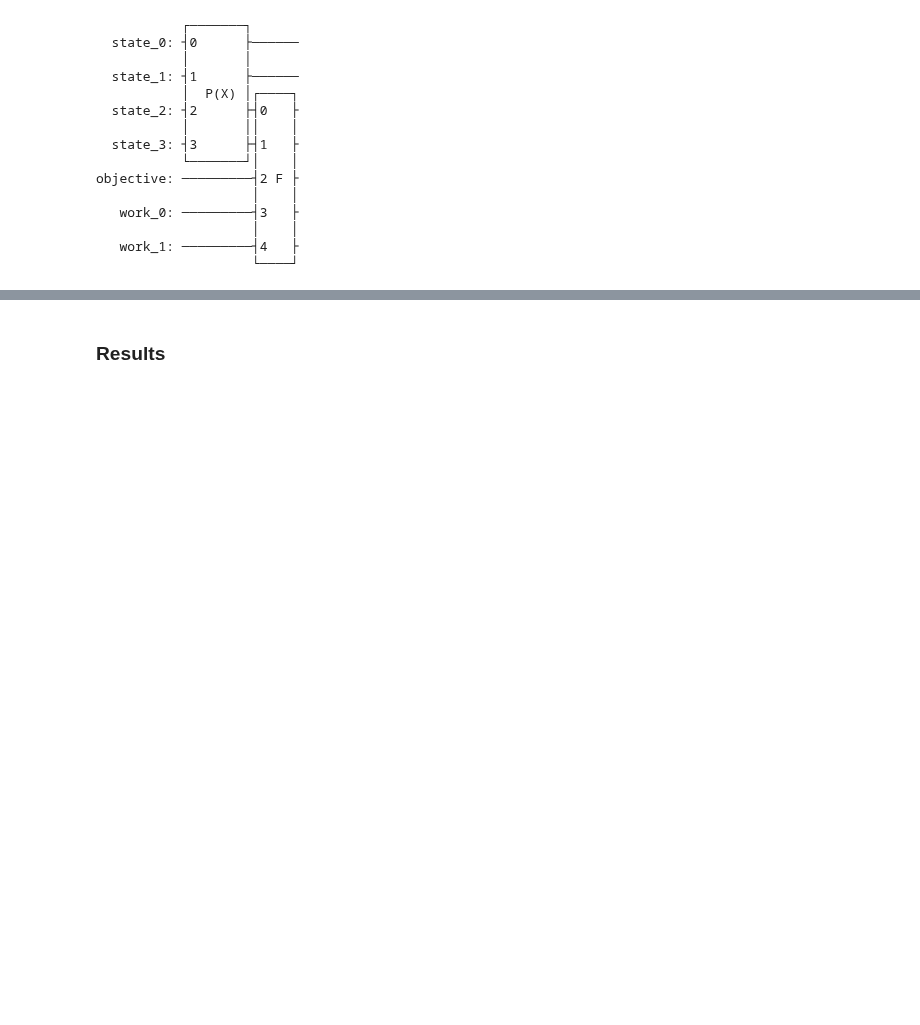
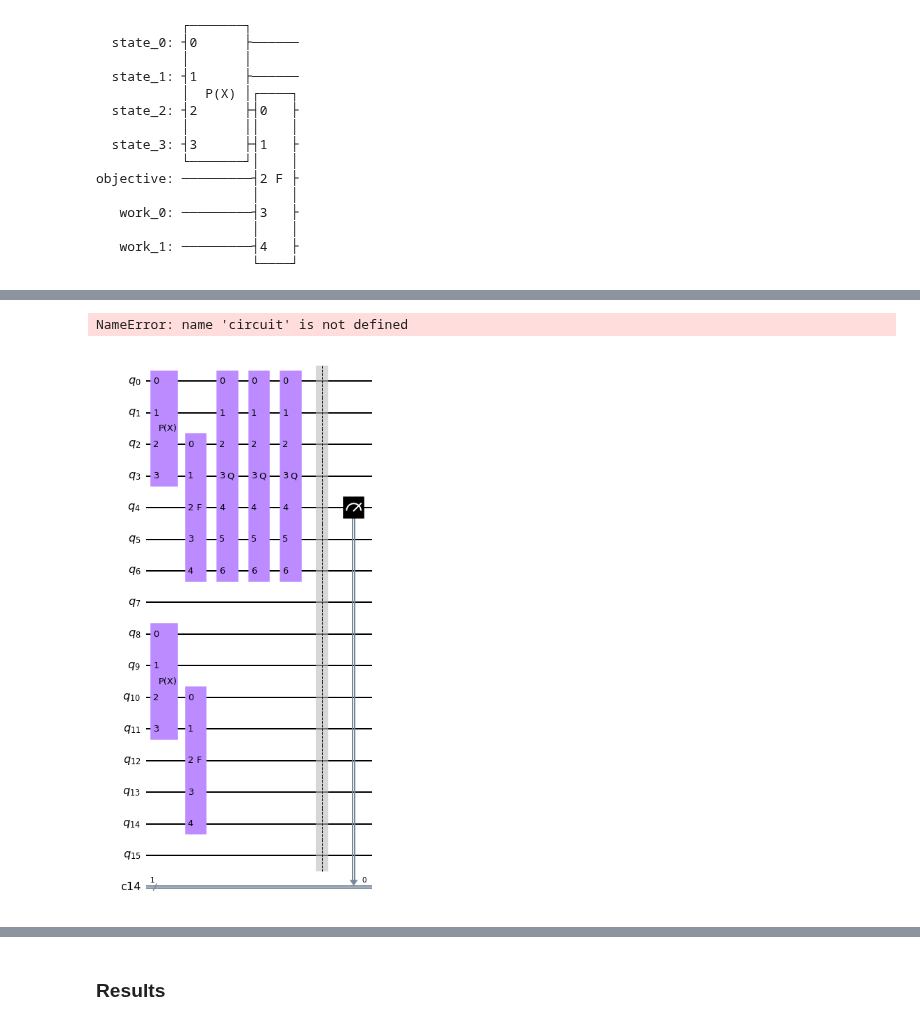
Before and after one commit to Eagle-quantum/QVaR, a Jupyter notebook: parallel_attempt_aa_v1.ipynb, the cells around one changed output, grey strips where cells are left out. Cells and saved outputs as stored; diff of their text form; code cells hidden in the pictures; blank space fills up the shorter version.

Commit message:
experimenting wit parallelism

```diff
--- a/parallel_attempt_aa_v1.ipynb
+++ b/parallel_attempt_aa_v1.ipynb
@@ -214,0 +215,38 @@ state_preparation3.draw('mpl')
+# %%
+qr_state = QuantumRegister(u.num_qubits, 'state')
+circuit.qubits
+# %% [output]
+NameError: name 'circuit' is not defined
+# %%
+l = 2
+measurement = True
+k=3
+num_qubits = max(
+        problem.state_preparation.num_qubits,
+        problem.grover_operator.num_qubits,
+    )
+circuit = QuantumCircuit(num_qubits*l+l, name="parallel circuit")
+
+# add classical register if needed
+if measurement:
+    c = ClassicalRegister(1)
+    circuit.add_register(c)
+
+# add A operators
+circuit.compose(problem.state_preparation, inplace=True)
+circuit.compose(problem.state_preparation, qubits=circuit.qubits[8:15], inplace=True)
+
+# add Q^k
+if k != 0:
+    circuit.compose(problem.grover_operator.power(k), inplace=True)
+
+    # add optional measurement
+if measurement:
+    # real hardware can currently not handle operations after measurements, which might
+    # happen if the circuit gets transpiled, hence we're adding a safeguard-barrier
+    circuit.barrier()
+    circuit.measure(problem.objective_qubits, c[:])
+
+circuit.draw('mpl')
+# %% [output]
+[figure, added]
```
Also changed, not shown: parts of 3 cells of this notebook.
